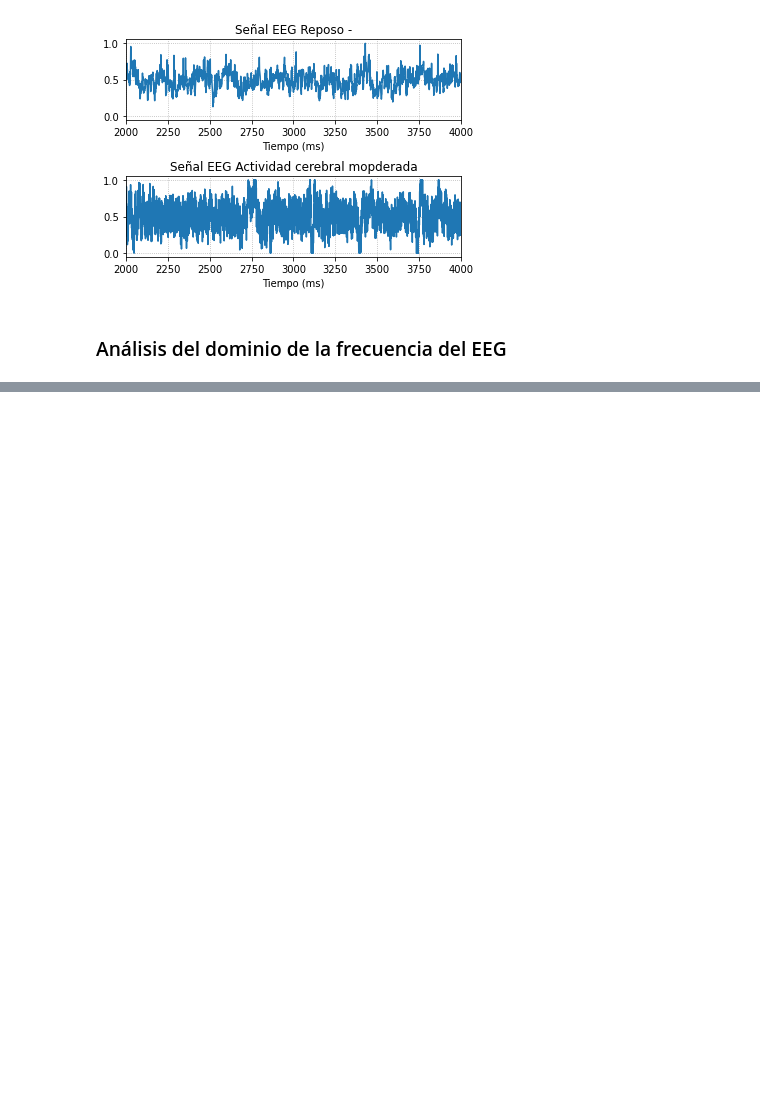
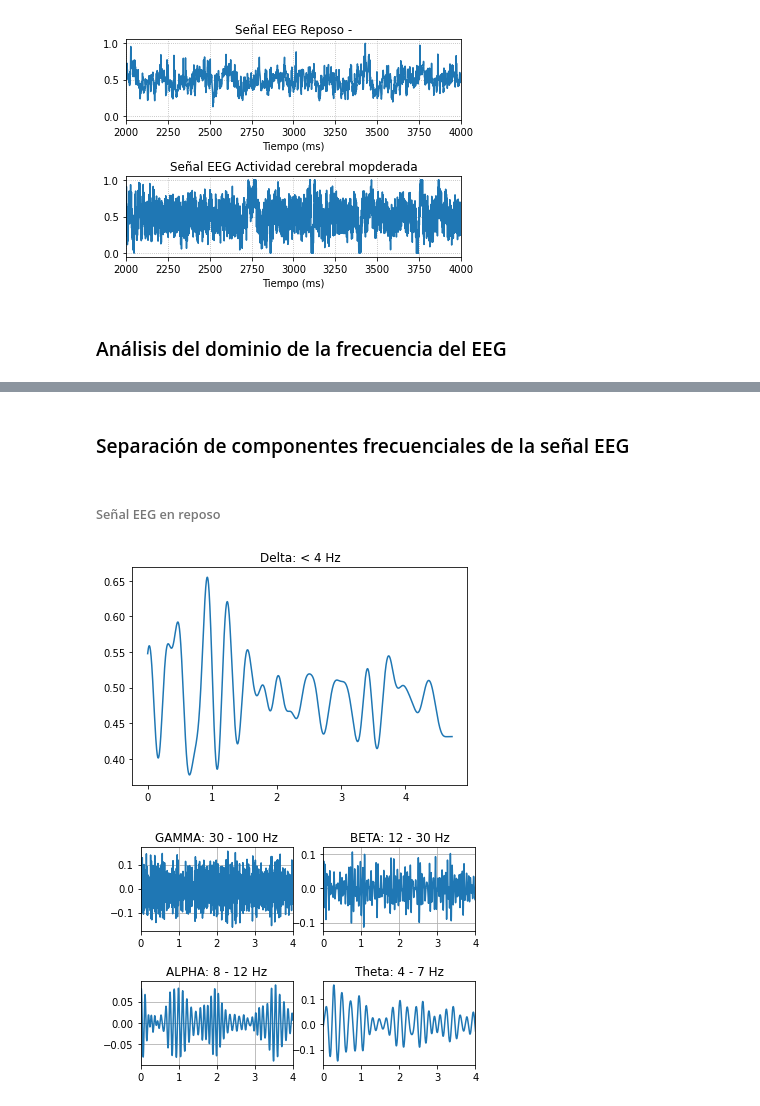
Before and after one commit to fruizg/Introduccion_de_senales, a Jupyter notebook: ISB/Laboratorios/Lab5_EEG/ProcesamientoSenal_BITalino.ipynb, the cells around one changed output, grey strips where cells are left out. Cells and saved outputs as stored; diff of their text form; code cells hidden in the pictures; blank space fills up the shorter version.

```diff
--- a/ISB/Laboratorios/Lab5_EEG/ProcesamientoSenal_BITalino.ipynb
+++ b/ISB/Laboratorios/Lab5_EEG/ProcesamientoSenal_BITalino.ipynb
@@ -100,0 +125,66 @@ f2 = (Fs)* (np.arange(0,(int)(N2/2)+1))
+# %% [markdown]
+### Separación de componentes frecuenciales de la señal EEG
+# %% [markdown]
+###### Señal EEG en reposo
+# %%
+fig, axs = plt.subplots()
+t1 = (np.arange(0,N1)-1)/Fs
+
+#gamma
+plt.figure()
+plt.subplot(2,2,1)
+plt.subplots_adjust(hspace=0.6)
+Wn1 = 30/(Fs/2)
+Wn2 = 100/(Fs/2)
+b, a = signal.butter(3,[Wn1,Wn2],'bandpass')
+eeggamma_filtered = signal.filtfilt(b, a, y1)
+plt.title('GAMMA: 30 - 100 Hz')
+plt.plot(t1,eeggamma_filtered)
+plt.grid()
+plt.xlim(0,4)
+
+#beta
+plt.subplot(2,2,2)
+Wn1 = 12/(Fs/2)
+Wn2 = 30/(Fs/2)
+b, a = signal.butter(3,[Wn1,Wn2],'bandpass')
+eegbeta_filtered = signal.filtfilt(b, a, y1)
+plt.title('BETA: 12 - 30 Hz')
+plt.plot(t1,eegbeta_filtered)
+plt.grid()
+plt.xlim(0,4)
+
+#Alplha
+plt.subplot(2,2,3)
+Wn1 = 8/(Fs/2)
+Wn2 = 12/(Fs/2)
+b, a = signal.butter(3,[Wn1,Wn2],'bandpass')
+eegalpha_filtered = signal.filtfilt(b, a, y1)
+plt.title('ALPHA: 8 - 12 Hz')
+plt.plot(t1,eegalpha_filtered)
+plt.grid()
+plt.xlim(0,4)
+
+#Theta
+plt.subplot(2,2,4)
+Wn1 = 4/(Fs/2)
+Wn2 = 7/(Fs/2)
+b, a = signal.butter(3,[Wn1,Wn2],'bandpass')
+eegtheta_filtered = signal.filtfilt(b, a, y1)
+plt.title('Theta: 4 - 7 Hz')
+plt.plot(t1,eegtheta_filtered)
+plt.grid()
+plt.xlim(0,4)
+
+#Delta
+
+Wn = 4/(Fs/2)
+b, a = signal.butter(5,Wn,'lowpass')
+eegdelta_filtered = signal.filtfilt(b, a, y1)
+axs.plot(t1,eegdelta_filtered)
+axs.set_title('Delta: < 4 Hz')
+plt.grid()
+plt.show()
+# %% [output]
+[figure, added]
+[figure, added]
```
Also changed, not shown: parts of 3 cells of this notebook.
